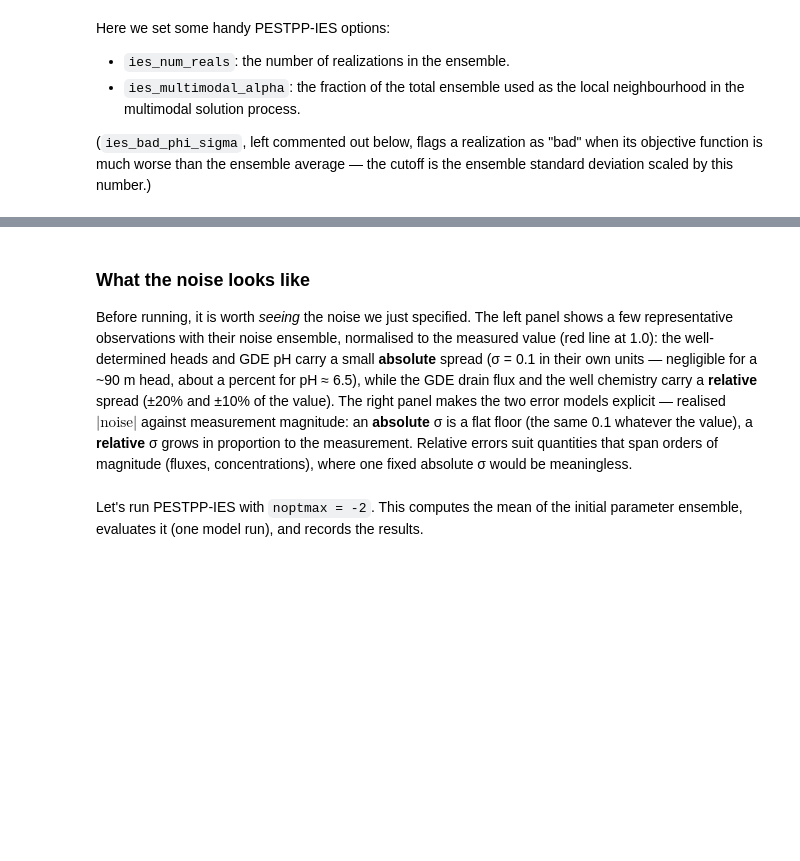
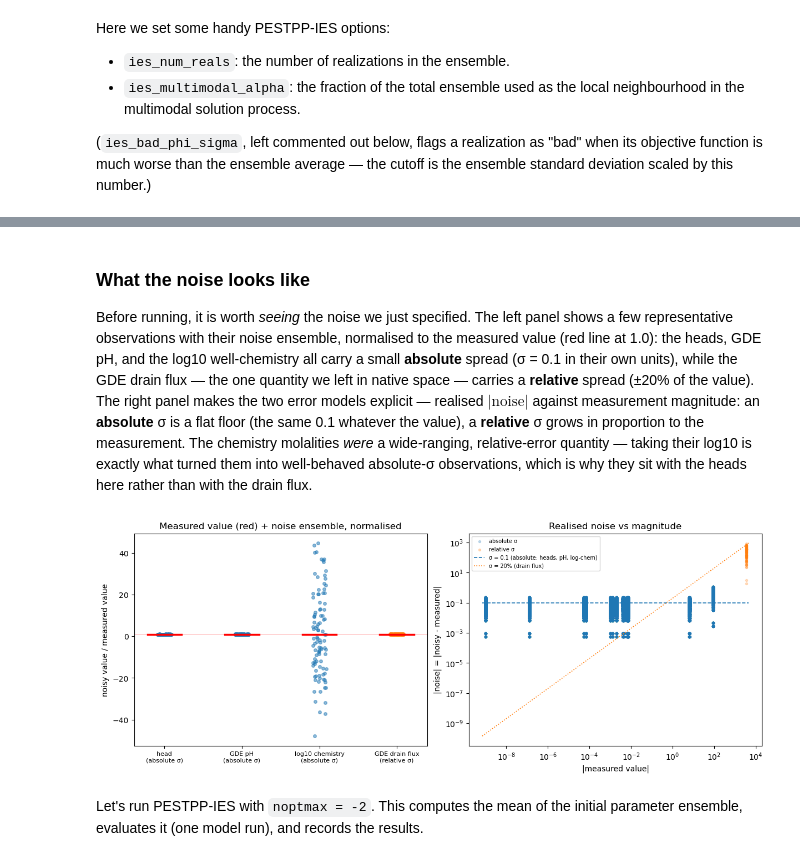
Before and after one commit to rhugman/imwa-workshop-2026, a Jupyter notebook: tutorial/05-ies.ipynb, the cells around one changed output, grey strips where cells are left out. Saved outputs shown, nothing was run; the diff lists cells and outputs as text; code cells hidden in the pictures; blank space fills up the shorter version.

```diff
--- a/tutorial/05-ies.ipynb
+++ b/tutorial/05-ies.ipynb
@@ -40,4 +43,4 @@ Here we set some handy PESTPP-IES options:
 # %%
 pst.pestpp_options["ies_num_reals"] = 100
 # pst.pestpp_options["ies_bad_phi_sigma"] = 1.75
-pst.pestpp_options["ies_multimodal_alpha"] = 0.99
+pst.pestpp_options["ies_multimodal_alpha"] = .99
@@ -59,17 +129,23 @@ obs = pst.observation_data
 obs["standard_deviation"] = np.nan
 nzobs = obs.loc[obs.weight > 0, :].copy()
 
-# heads (m) and GDE pH (pH units): sigma = 0.1 absolute; drain flux and chemistry overwritten below (relative)
-obs.loc[nzobs.obsnme, "standard_deviation"] = 0.1
+# heads (m), GDE pH (pH units) and the log10 chemistry: sigma absolute; the drain flux (the one
+# native-space quantity) is overwritten below with a relative sigma
+phobs = nzobs.loc[nzobs.oname=="gde-ph", :]
+obs.loc[phobs.index, "standard_deviation"] = 0.1
 
-# GDE drain flux: sigma = 20% of |value|  (value is negative -> use abs)
+hobs = nzobs.loc[nzobs.oname.str.contains("hdslay"), :]
+obs.loc[hobs.index, "standard_deviation"] = 0.5
+
+# well chemistry: absolute sigma = 0.1 in log10 space (the post-processor log-transformed the
+# molalities, so a constant log-space sigma is a fixed relative error in native space)
+cobs = nzobs.loc[nzobs.oname.str.contains("chemwell"), :]
+obs.loc[cobs.obsnme, "standard_deviation"] = 0.1
+
+# GDE drain flux: sigma = 10% of |value|  (value is negative -> use abs)
 dobs = nzobs.loc[nzobs.usecol == "drn-gde", :]
 assert dobs.shape[0] == 1
-obs.loc[dobs.obsnme, "standard_deviation"] = np.abs(dobs.obsval.values) * 0.2
-
-# well chemistry: sigma = 10% of |value| (relative -- molalities span orders of magnitude)
-cobs = nzobs.loc[nzobs.obsnme.str.contains("chemwell"), :]
-obs.loc[cobs.obsnme, "standard_deviation"] = np.abs(cobs.obsval.values) * 0.1
+obs.loc[dobs.obsnme, "standard_deviation"] = np.abs(dobs.obsval.values) * 0.1
 
 # build the correlated observation+noise ensemble (see the discussion above for why
 # the noise is correlated, not independent): one common standard-normal factor per
@@ -88,12 +164,12 @@ pst.pestpp_options["ies_obs_en"] = "corrnoise.csv"
 # %% [markdown]
 ### What the noise looks like
 
-Before running, it is worth *seeing* the noise we just specified. The left panel shows a few representative observations with their noise ensemble, normalised to the measured value (red line at 1.0): the well-determined heads and GDE pH carry a small **absolute** spread (σ = 0.1 in their own units — negligible for a ~90 m head, about a percent for pH ≈ 6.5), while the GDE drain flux and the well chemistry carry a **relative** spread (±20% and ±10% of the value). The right panel makes the two error models explicit — realised $|\text{noise}|$ against measurement magnitude: an **absolute** σ is a flat floor (the same 0.1 whatever the value), a **relative** σ grows in proportion to the measurement. Relative errors suit quantities that span orders of magnitude (fluxes, concentrations), where one fixed absolute σ would be meaningless.
+Before running, it is worth *seeing* the noise we just specified. The left panel shows a few representative observations with their noise ensemble, normalised to the measured value (red line at 1.0): the heads, GDE pH, and the log10 well-chemistry all carry a small **absolute** spread (σ = 0.1 in their own units), while the GDE drain flux — the one quantity we left in native space — carries a **relative** spread (±20% of the value). The right panel makes the two error models explicit — realised $|\text{noise}|$ against measurement magnitude: an **absolute** σ is a flat floor (the same 0.1 whatever the value), a **relative** σ grows in proportion to the measurement. The chemistry molalities *were* a wide-ranging, relative-error quantity — taking their log10 is exactly what turned them into well-behaved absolute-σ observations, which is why they sit with the heads here rather than with the drain flux.
 # %%
 # Illustrate the noise model just built (df = the observation+noise ensemble)
 nz = obs.loc[obs.weight > 0].copy()
 def sig_type(row):
-    return "relative σ" if (("chemwell" in row.obsnme) or (row.usecol == "drn-gde")) else "absolute σ"
+    return "relative σ" if (row.usecol == "drn-gde") else "absolute σ"   # only the drain flux is relative now
 nz["styp"] = nz.apply(sig_type, axis=1)
 col = {"absolute σ": "tab:blue", "relative σ": "tab:orange"}
 
@@ -103,39 +179,40 @@ fig, (axA, axB) = plt.subplots(1, 2, figsize=(12, 4.6), constrained_layout=True)
 def pick(mask):
     s = nz.loc[mask, "obsnme"]
     return s.iloc[0] if len(s) else None
-reps = [("head",           pick(nz.obsnme.str.contains("hdslay")), "absolute σ"),
-        ("GDE pH",         pick(nz.oname.eq("gde-ph")),            "absolute σ"),
-        ("GDE drain flux", pick(nz.usecol.eq("drn-gde")),         "relative σ"),
-        ("well chemistry", pick(nz.obsnme.str.contains("chemwell")), "relative σ")]
+reps = [("head",            pick(nz.obsnme.str.contains("hdslay")),   "absolute σ"),
+        ("GDE pH",          pick(nz.oname.eq("gde-ph")),              "absolute σ"),
+        ("log10 chemistry", pick(nz.obsnme.str.contains("chemwell")), "absolute σ"),
+        ("GDE drain flux",  pick(nz.usecol.eq("drn-gde")),            "relative σ")]
 reps = [(lab, on, st) for lab, on, st in reps if on is not None]
 for x, (lab, on, st) in enumerate(reps):
     meas = float(obs.loc[on, "obsval"])
     norm = df.loc[:, on].astype(float).values / meas
     axA.scatter(x + np.random.uniform(-0.09, 0.09, norm.size), norm, s=16, c=col[st], alpha=0.5)
     axA.plot([x - 0.22, x + 0.22], [1, 1], "r-", lw=2.5)
 axA.axhline(1.0, color="r", lw=0.6, alpha=0.4)
 axA.set_xticks(range(len(reps)))
 axA.set_xticklabels([f"{l}\n({s})" for l, _, s in reps], fontsize=8)
 axA.set_ylabel("noisy value / measured value")
 axA.set_title("Measured value (red) + noise ensemble, normalised")
 
 # Panel B: realised |noise| vs |measured| -- absolute = flat floor, relative = proportional
 meas = obs.loc[nz.obsnme, "obsval"].astype(float).values
 amag = np.clip(np.abs(meas), 1e-9, None)
 adev = np.abs(df.loc[:, nz.obsnme].astype(float).values - meas)
 for st in ["absolute σ", "relative σ"]:
     m = nz["styp"].values == st
     axB.scatter(np.repeat(amag[m], adev.shape[0]), np.clip(adev[:, m].T.ravel(), 1e-4, None),
                 s=8, c=col[st], alpha=0.25, label=st)
 xs = np.logspace(np.log10(amag.min() * 0.7), np.log10(amag.max() * 1.3), 50)
-axB.plot(xs, 0.1 * np.ones_like(xs), "--", c="tab:blue",   lw=1.2, label="σ = 0.1 (absolute)")
-axB.plot(xs, 0.10 * xs,              "--", c="tab:orange", lw=1.2, label="σ = 10% (chemistry)")
+axB.plot(xs, 0.1 * np.ones_like(xs), "--", c="tab:blue",   lw=1.2, label="σ = 0.1 (absolute: heads, pH, log-chem)")
 axB.plot(xs, 0.20 * xs,              ":",  c="tab:orange", lw=1.2, label="σ = 20% (drain flux)")
 axB.set_xscale("log"); axB.set_yscale("log")
 axB.set_xlabel("|measured value|"); axB.set_ylabel("|noise| = |noisy - measured|")
 axB.set_title("Realised noise vs magnitude")
 axB.legend(fontsize=7)
 plt.show()
+# %% [output]
+[figure, added]
 # %% [markdown]
 Let's run PESTPP-IES with `noptmax = -2`. This computes the mean of the initial parameter ensemble, evaluates it (one model run), and records the results.
 # %%
```
Also changed, not shown: parts of 27 cells of this notebook, 6 other files.
